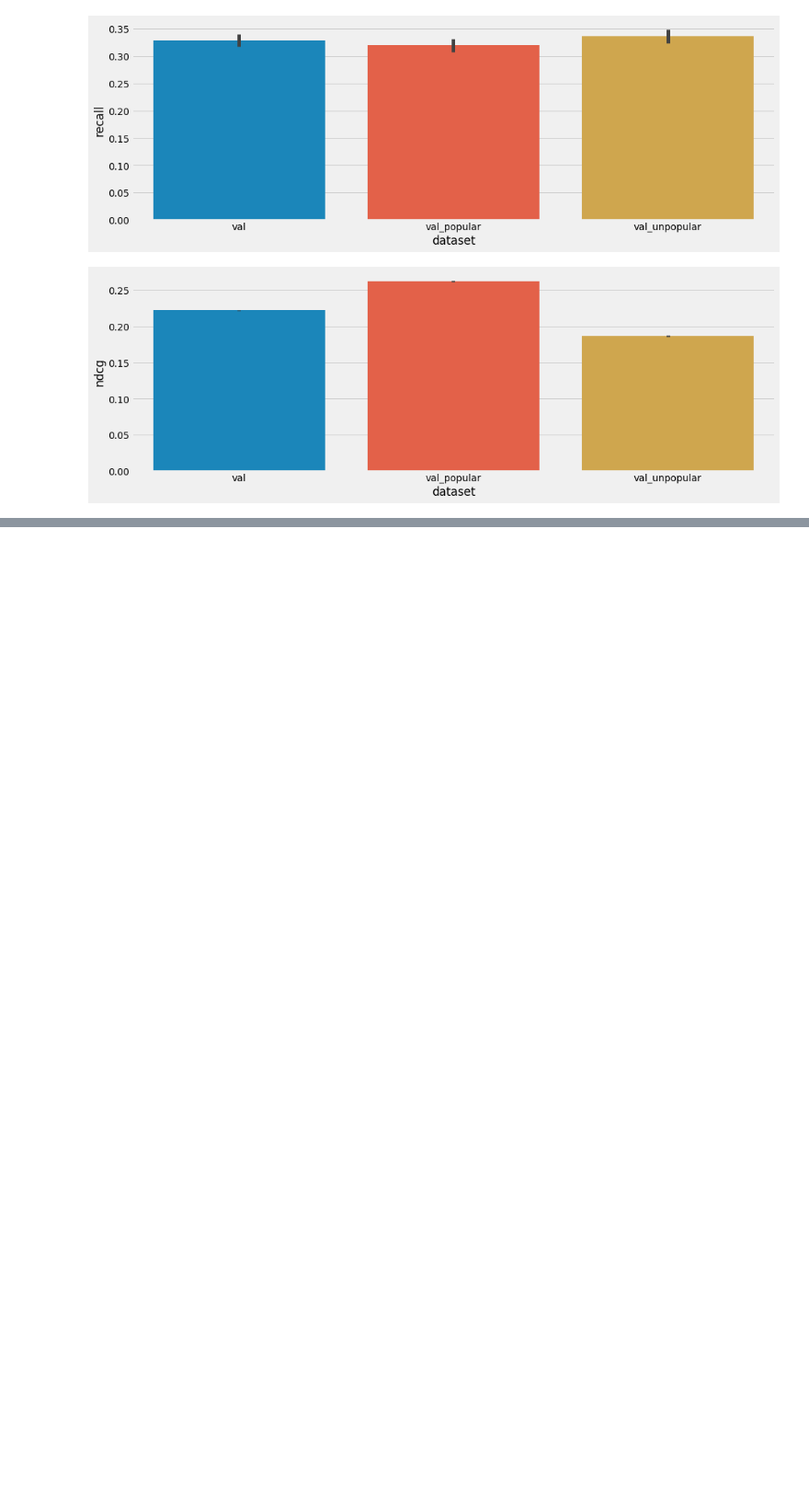
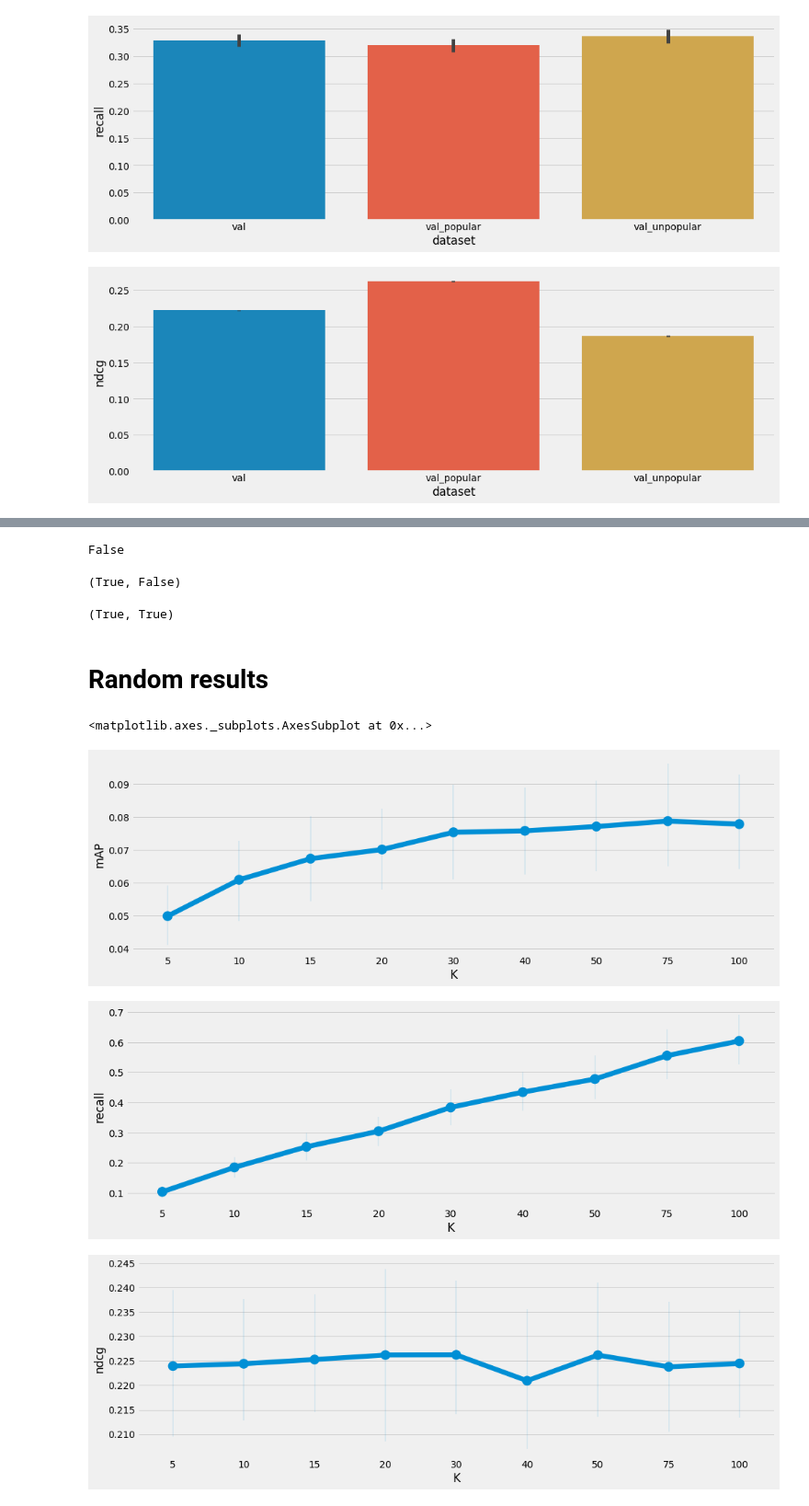
Before and after one commit to data-boars/hashtag-recommendation-project, a Jupyter notebook: notebooks/Grid Search Analysis.ipynb, the cells around one changed output, grey strips where cells are left out. Shown at 92% size. Drawn from its saved outputs; the diff is of its cells as text; code cells hidden in the pictures; blank space fills up the shorter version.

Commit message:
Updatet grid search analysis notebook, added random baselines results

```diff
--- a/notebooks/Grid Search Analysis.ipynb
+++ b/notebooks/Grid Search Analysis.ipynb
@@ -36,6 +36,9 @@ gs
 | 1978 | val | fasttext | mean_retweets | 1.0 | 100 | 10 | 0.004380 | 0.215281 | 0.108770 |
 | 1979 | val | fasttext | mean_retweets | 1.0 | 100 | 20 | 0.011374 | 0.209736 | 0.264042 |
 1980 rows × 9 columns
+# %%
+gs_random_uniform = pd.read_pickle('./data/experiments/random_uniform_grid_search_results.pkl')
+gs_random_weighted = pd.read_pickle('./data/experiments/random_weighted_grid_search_results.pkl')
 # %% [markdown]
 # Embedding results
 # %%
@@ -122,0 +207,43 @@ sns.barplot(gs_all['dataset'], gs_all['ndcg'], errwidth=5)
+# %%
+tst = h[h['ratio']>0]
+
+(h['mAP']['val_popular'] > h['mAP']['val_unpopular']).any(), (tst['mAP']['val_popular'] > tst['mAP']['val_unpopular']).any()
+# %% [output]
+False
+# %%
+(h['recall']['val_popular'] > h['recall']['val_unpopular']).any(), (tst['recall']['val_popular'] > tst['recall']['val_unpopular']).any()
+# %% [output]
+(True, False)
+# %%
+(h['ndcg']['val_popular'] > h['ndcg']['val_unpopular']).any(), (tst['ndcg']['val_popular'] > tst['ndcg']['val_unpopular']).any()
+# %% [output]
+(True, True)
+# %% [markdown]
+# Random results
+# %%
+ru = gs_random_uniform.copy()
+ru['method'] = 'Random uniform'
+
+rw = gs_random_weighted.copy()
+rw['method'] = 'Random weighted'
+
+rand = pd.concat([ru, rw])
+
+our = gs.copy()
+our['method'] = 'Our'
+
+our_vs_rand = pd.concat([rand,our])
+# %%
+plt.figure(figsize=(15,5))
+sns.pointplot(rw['K'], rw['mAP'], errwidth=0.2, markers='.')
+
+plt.figure(figsize=(15,5))
+sns.pointplot(rw['K'], rw['recall'], errwidth=0.2, markers='.')
+
+plt.figure(figsize=(15,5))
+sns.pointplot(rw['K'], rw['ndcg'], errwidth=0.2, markers='.')
+# %% [output]
+<matplotlib.axes._subplots.AxesSubplot at 0x...>
+[figure, added]
+[figure, added]
+[figure, added]
```
Also changed, not shown: parts of 18 cells of this notebook.
